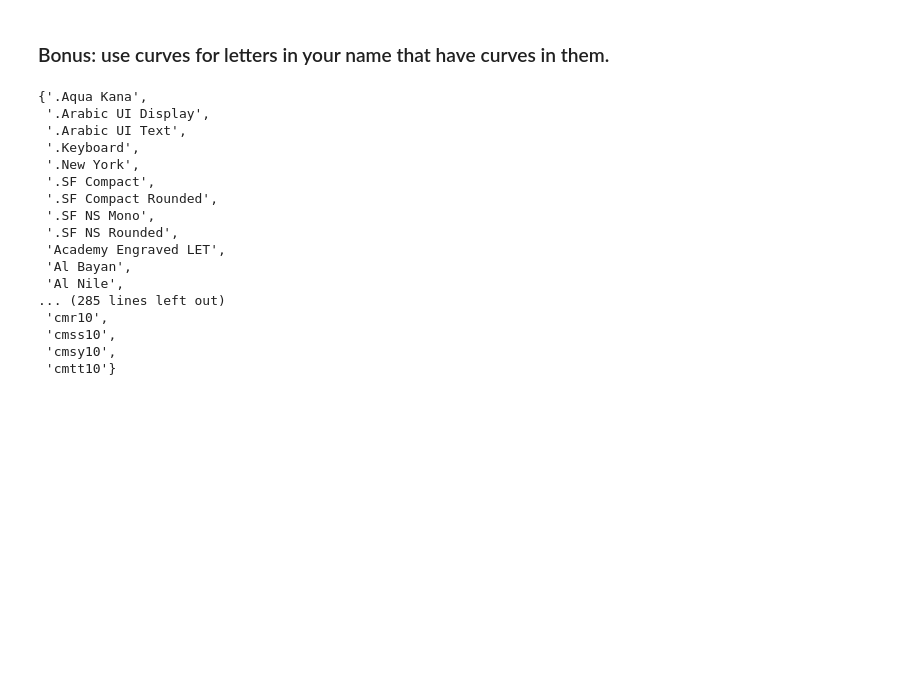
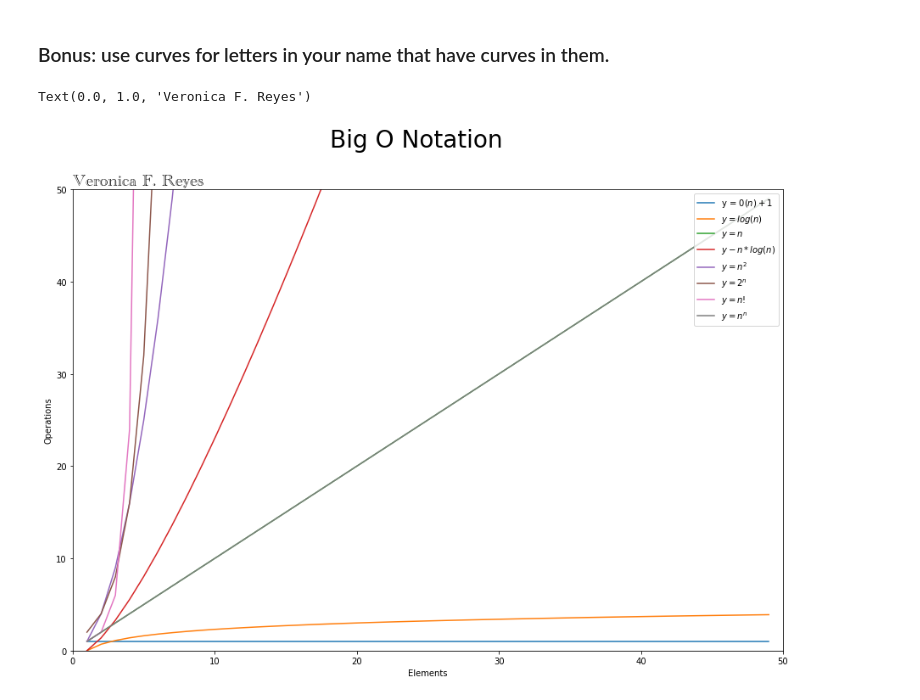
Before and after one commit to veronica-f-reyes/numpy-pandas-visualization-ex, a Jupyter notebook: big_o_notation.ipynb, the cells around one changed output. Cells and saved outputs as stored; diff of their text form; code cells hidden in the pictures; blank space fills up the shorter version.

```diff
--- a/big_o_notation.ipynb
+++ b/big_o_notation.ipynb
@@ -47,23 +72,5 @@ plt.show()
 # %% [markdown]
 ### Bonus: use curves for letters in your name that have curves in them.
 # %%
-import matplotlib.font_manager
-set([f.name for f in matplotlib.font_manager.fontManager.afmlist]) and set([f.name for f in matplotlib.font_manager.fontManager.ttflist])
+#import matplotlib.font_manager
+#set([f.name for f in matplotlib.font_manager.fontManager.afmlist]) and set([f.name for f in matplotlib.font_manager.fontManager.ttflist])
-# %% [output]
-{'.Aqua Kana',
- '.Arabic UI Display',
- '.Arabic UI Text',
- '.Keyboard',
- '.New York',
- '.SF Compact',
- '.SF Compact Rounded',
- '.SF NS Mono',
- '.SF NS Rounded',
- 'Academy Engraved LET',
- 'Al Bayan',
- 'Al Nile',
-... (285 lines left out)
- 'cmr10',
- 'cmss10',
- 'cmsy10',
- 'cmtt10'}
@@ -69,0 +82,44 @@ set([f.name for f in matplotlib.font_manager.fontManager.afmlist]) and set([f.na
+# %%
+# y = log(n)
+
+y1 = np.log(x)
+# %%
+# y = n
+y2 = x
+# %%
+# y = n * log(n)
+y3= x * np.log(x)
+# %%
+y4 = x ** 2
+y5 = 2 ** x
+# x!
+y6 = x.apply(np.math.factorial)
+# n ^ n
+y7 = x
+# %%
+plt.figure(figsize=(15, 10)) # (width, height)
+
+plt.plot(x,y, label="y = $0(n)+1$")
+plt.plot(x, y1, label = "$y = log(n)$")
+plt.plot(x, y2, label = "$y = n$")
+plt.plot(x, y3, label= "$y - n * log(n)$")
+plt.plot(x, y4, label = "$y = n ^ 2$")
+plt.plot(x, y5, label= "$y = 2 ^n$")
+plt.plot(x, y6, label= "$y = n!$")
+plt.plot(x, y7, label= "$y = n ^ n$ ")
+
+plt.xlim(0,50)
+plt.ylim(0,50)
+plt.suptitle("Big O Notation", fontsize = 28)
+plt.legend(loc="upper right")
+
+plt.xlabel('Elements')
+plt.ylabel('Operations')
+
+#hfont = {'fontname': 'Rockwell'}
+hfont = {'fontname': 'Academy Engraved LET'}
+
+plt.title('Veronica F. Reyes', loc='left', fontsize=20, **hfont)
+# %% [output]
+Text(0.0, 1.0, 'Veronica F. Reyes')
+[figure, added]
```
Also changed, not shown: parts of 3 cells of this notebook, 1 other file.
